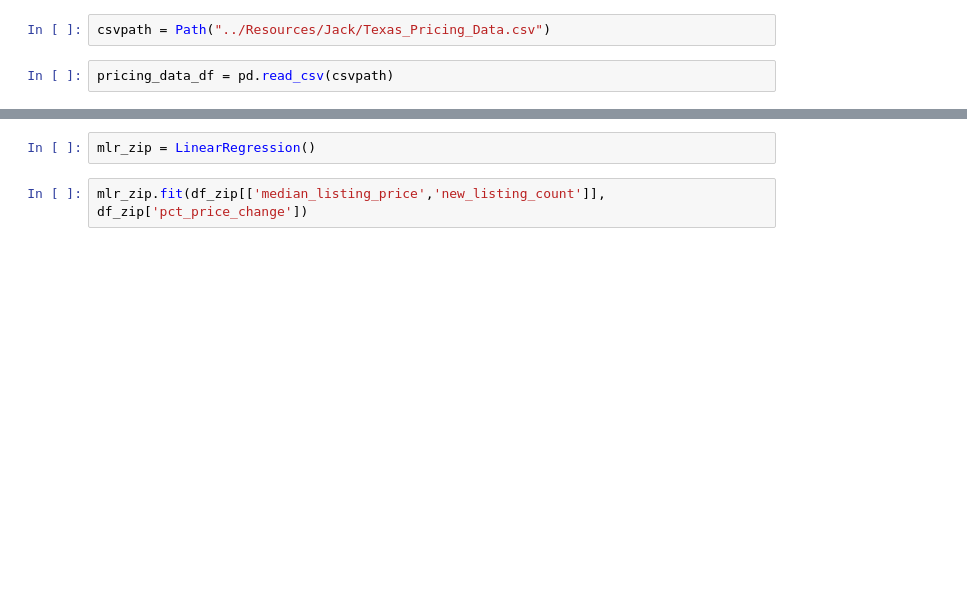
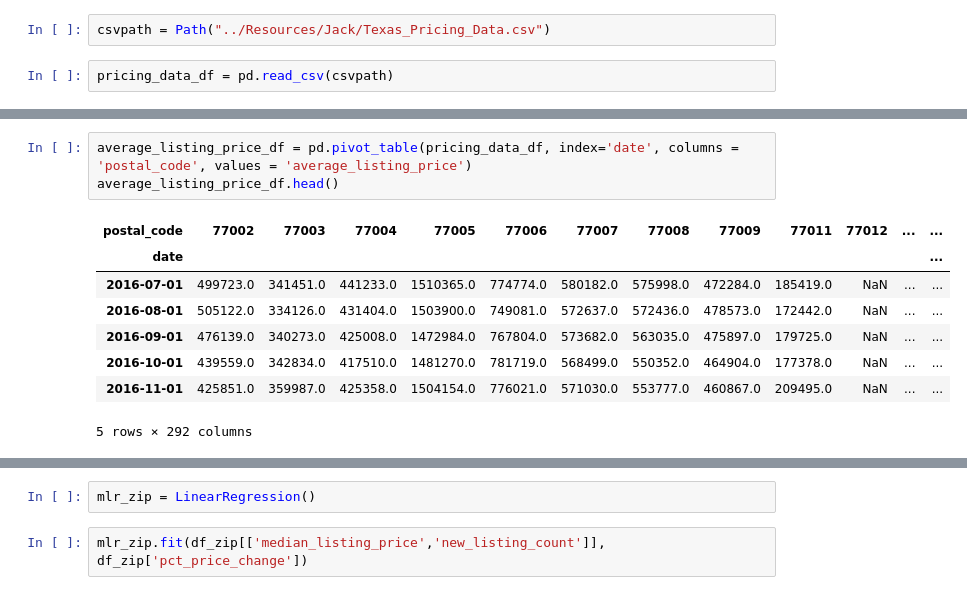
Before and after one commit to dovu93/Real_Estate_Investment_Identifier, a Jupyter notebook: Notebooks/Code_Analysis_Dennis.ipynb, the cells around one changed output, grey strips where cells are left out. Saved outputs shown, nothing was run; the diff lists cells and outputs as text; blank space fills up the shorter version.

```diff
--- a/Notebooks/Code_Analysis_Dennis.ipynb
+++ b/Notebooks/Code_Analysis_Dennis.ipynb
@@ -49,0 +67,12 @@ plt.ylabel('PCT Change', size=18);
+# %%
+average_listing_price_df = pd.pivot_table(pricing_data_df, index='date', columns = 'postal_code', values = 'average_listing_price')
+average_listing_price_df.head()
+# %% [output]
+| postal_code | 77002 | 77003 | 77004 | 77005 | 77006 | 77007 | 77008 | 77009 | 77011 | 77012 | ... | ... |
+| date |  |  |  |  |  |  |  |  |  |  |  | ... |
+| 2016-07-01 | 499723.0 | 341451.0 | 441233.0 | 1510365.0 | 774774.0 | 580182.0 | 575998.0 | 472284.0 | 185419.0 | NaN | ... | ... |
+| 2016-08-01 | 505122.0 | 334126.0 | 431404.0 | 1503900.0 | 749081.0 | 572637.0 | 572436.0 | 478573.0 | 172442.0 | NaN | ... | ... |
+| 2016-09-01 | 476139.0 | 340273.0 | 425008.0 | 1472984.0 | 767804.0 | 573682.0 | 563035.0 | 475897.0 | 179725.0 | NaN | ... | ... |
+| 2016-10-01 | 439559.0 | 342834.0 | 417510.0 | 1481270.0 | 781719.0 | 568499.0 | 550352.0 | 464904.0 | 177378.0 | NaN | ... | ... |
+| 2016-11-01 | 425851.0 | 359987.0 | 425358.0 | 1504154.0 | 776021.0 | 571030.0 | 553777.0 | 460867.0 | 209495.0 | NaN | ... | ... |
+5 rows × 292 columns
```
Also changed, not shown: parts of 22 cells of this notebook, 2 other files.
